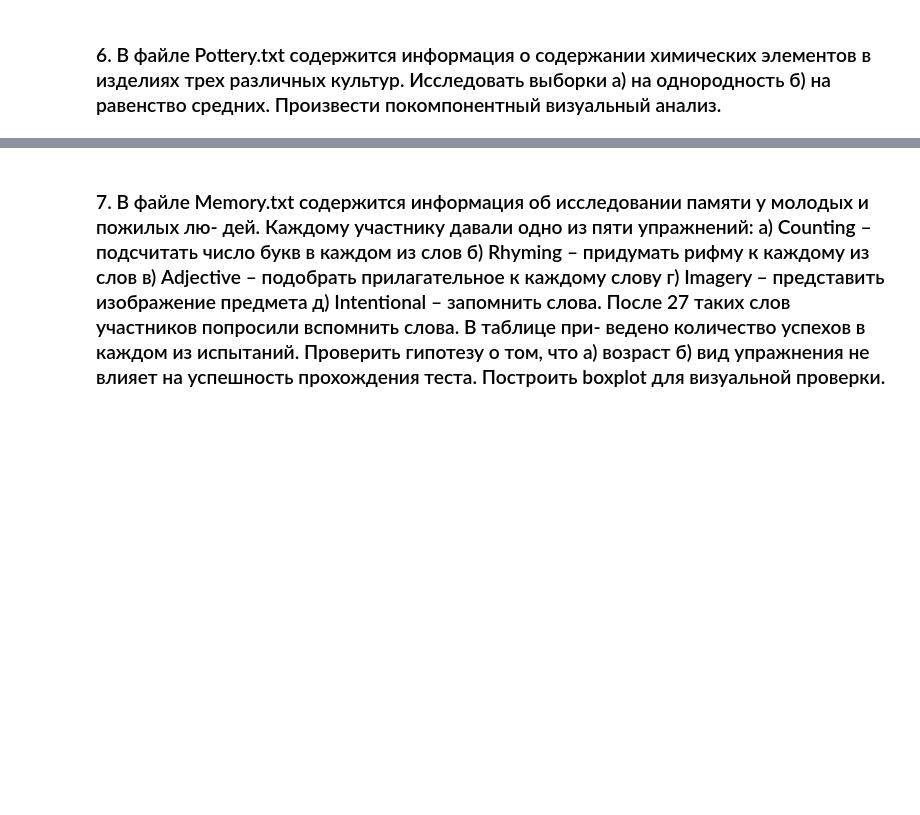
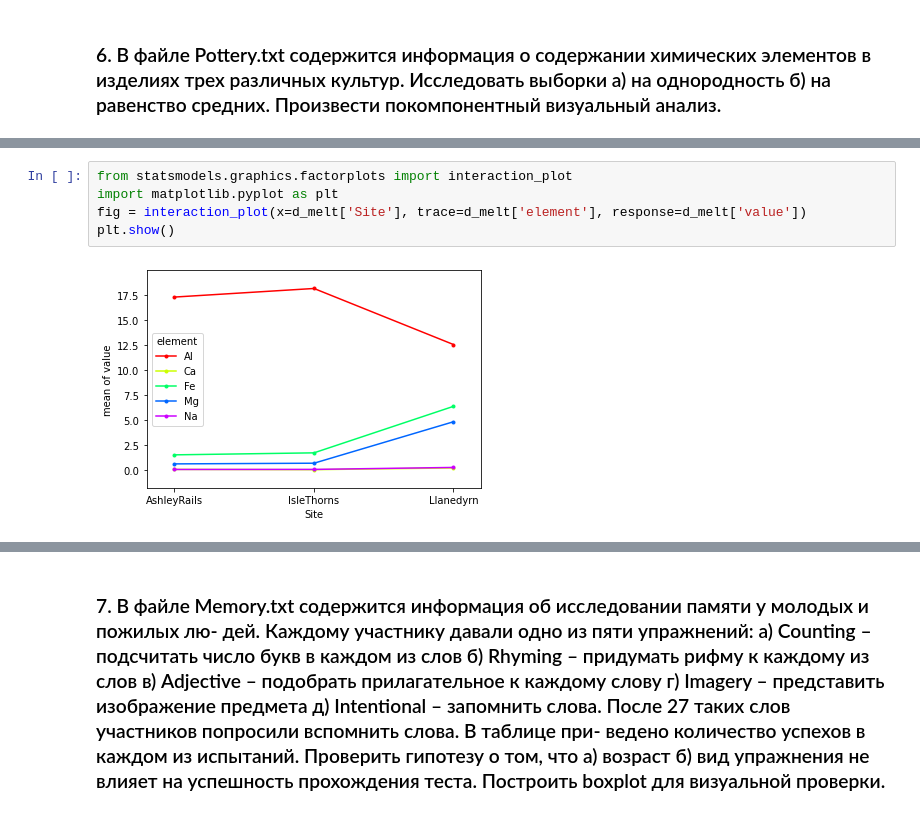
Before and after one commit to IvanBo4kov/data-analysis-fsr, a Jupyter notebook: homework_2/second2.ipynb, the cells around one changed output, grey strips where cells are left out. Drawn from its saved outputs; the diff is of its cells as text; blank space fills up the shorter version.

```diff
--- a/homework_2/second2.ipynb
+++ b/homework_2/second2.ipynb
@@ -213,0 +286,7 @@ IndentationError: expected an indented block (699075107.py, line 3)
+# %%
+from statsmodels.graphics.factorplots import interaction_plot
+import matplotlib.pyplot as plt
+fig = interaction_plot(x=d_melt['Site'], trace=d_melt['element'], response=d_melt['value'])
+plt.show()
+# %% [output]
+[figure, added]
```
Also changed, not shown: parts of 18 cells of this notebook, 1 other file.
